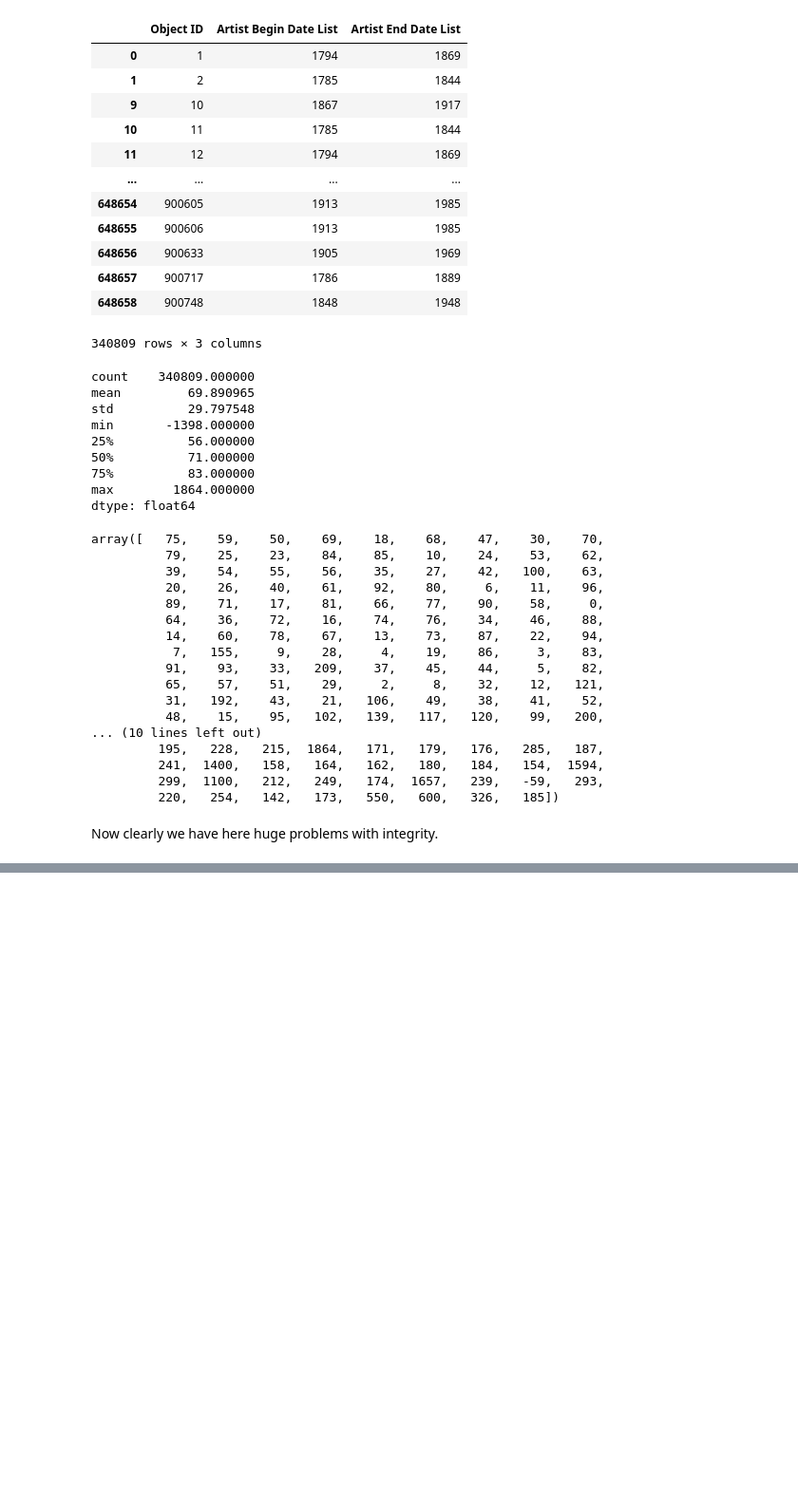
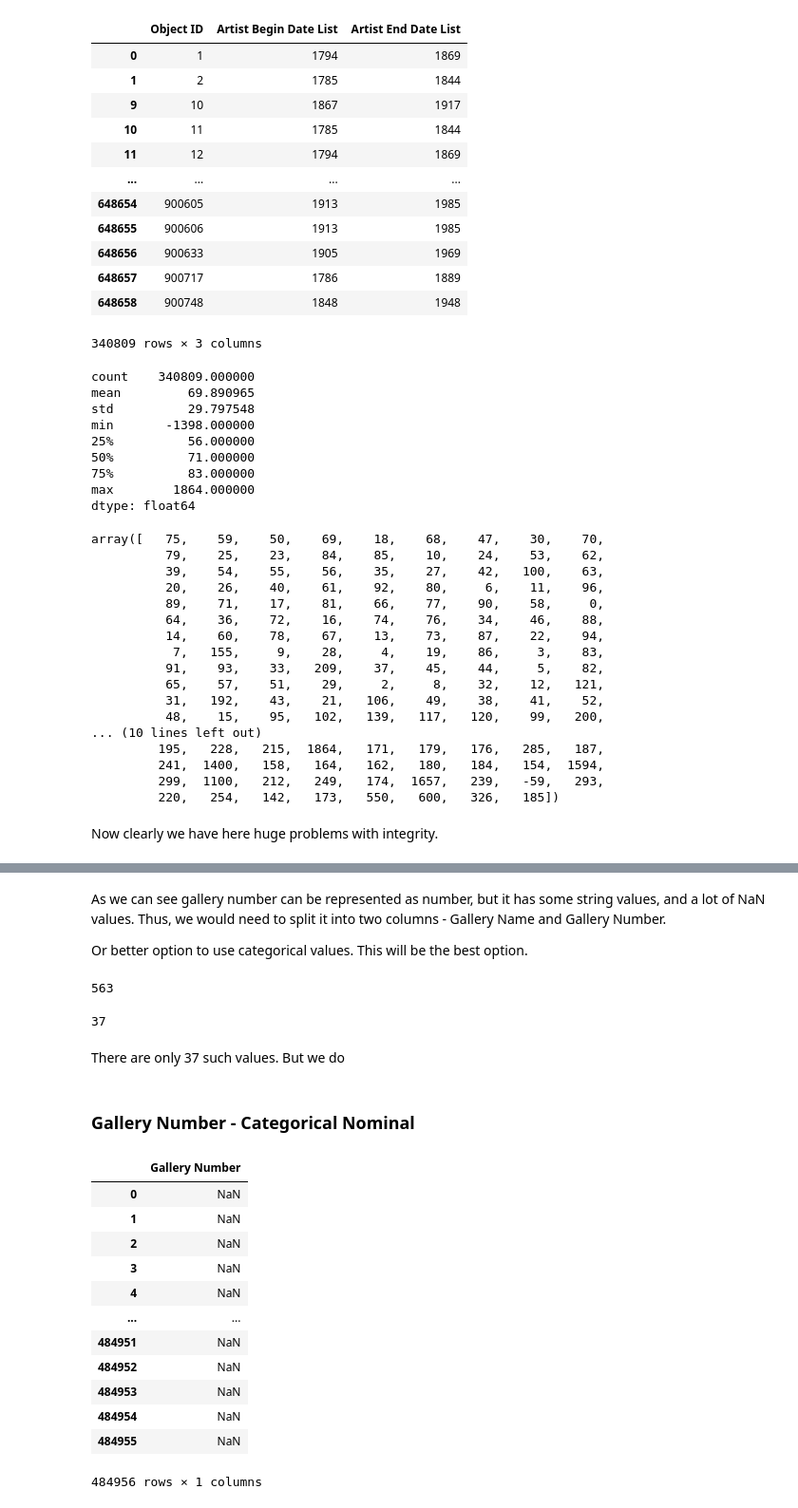
Before and after one commit to nickobard/Data-Preprocessing-Course, a Jupyter notebook: 01/01_homework.ipynb, the cells around one changed output, grey strips where cells are left out. Shown at 95% size. Cells and saved outputs as stored; diff of their text form; code cells hidden in the pictures; blank space fills up the shorter version.

```diff
--- a/01/01_homework.ipynb
+++ b/01/01_homework.ipynb
@@ -912,0 +957,14 @@ del df_abd_aed
+# %% [markdown]
+As we can see gallery number can be represented as number, but it has some string values, and a lot of NaN values. Thus, we would need to split it into two columns - Gallery Name and Gallery Number.
+
+Or better option to use categorical values. This will be the best option.
+# %%
+df['Gallery Number'].nunique()
+# %% [output]
+563
+# %%
+sum(df['Gallery Number'].str.len() > 5)
+# %% [output]
+37
+# %% [markdown]
+There are only 37 such values. But we do
@@ -912,0 +973,19 @@ del df_abd_aed
+# %% [markdown]
+### Gallery Number - Categorical Nominal
+# %%
+df_gal_num = pd.read_csv(dataset_path, usecols=['Gallery Number'], dtype=str)
+df_gal_num
+# %% [output]
+|  | Gallery Number |
+| 0 | NaN |
+| 1 | NaN |
+| 2 | NaN |
+| 3 | NaN |
+| 4 | NaN |
+| ... | ... |
+| 484951 | NaN |
+| 484952 | NaN |
+| 484953 | NaN |
+| 484954 | NaN |
+| 484955 | NaN |
+484956 rows × 1 columns
```
Also changed, not shown: parts of 42 cells of this notebook.
